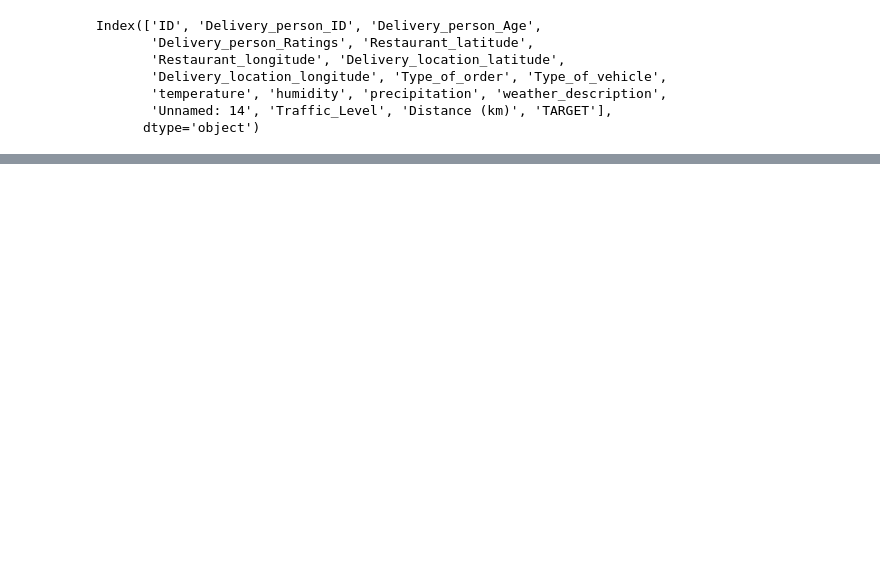
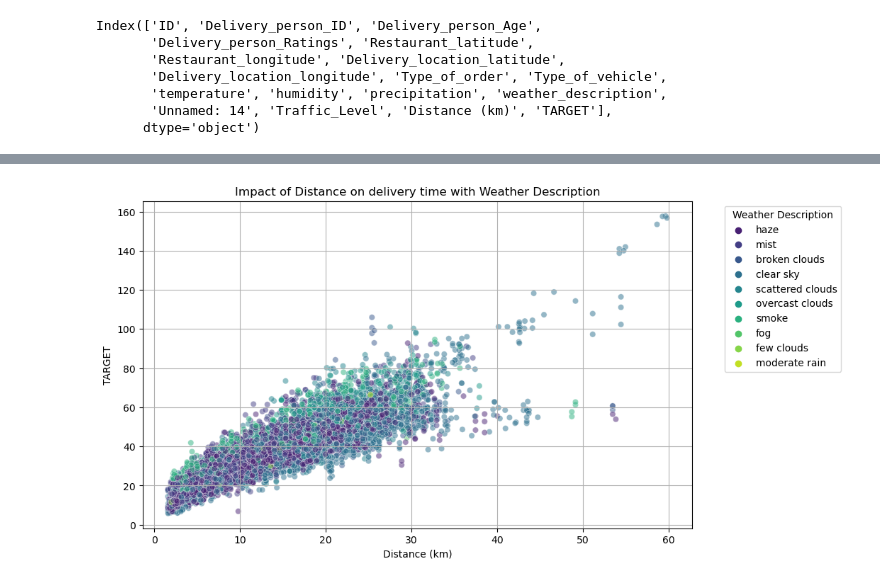
Before and after one commit to Czuberion/AMF, a Jupyter notebook: src/suml/pipelines/data/analysis.ipynb, the cells around one changed output, grey strips where cells are left out. Saved outputs shown, nothing was run; the diff lists cells and outputs as text; code cells hidden in the pictures; blank space fills up the shorter version.

```diff
--- a/src/suml/pipelines/data/analysis.ipynb
+++ b/src/suml/pipelines/data/analysis.ipynb
@@ -33,0 +44,14 @@ plt.show()
+# %%
+import seaborn as sns
+
+# Plotting Distance vs TARGET with color coding for weather_description
+plt.figure(figsize=(10, 6))
+sns.scatterplot(data=df_clean, x='Distance (km)', y='TARGET', hue='weather_description', palette='viridis', alpha=0.5)
+plt.title('Impact of Distance on delivery time with Weather Description')
+plt.xlabel('Distance (km)')
+plt.ylabel('TARGET')
+plt.grid(True)
+plt.legend(title='Weather Description', bbox_to_anchor=(1.05, 1), loc='upper left')
+plt.show()
+# %% [output]
+[figure, added]
```
Also changed, not shown: parts of 3 cells of this notebook.
